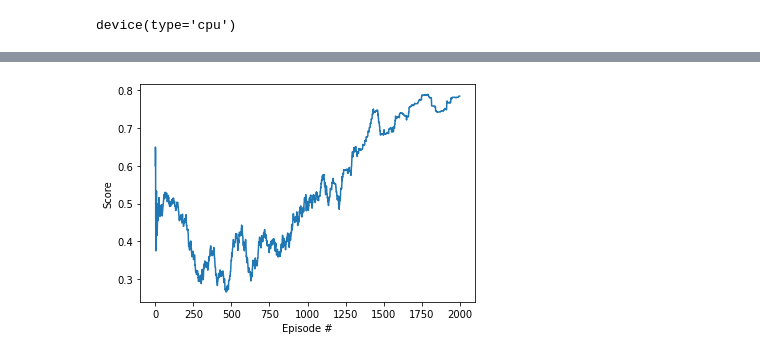
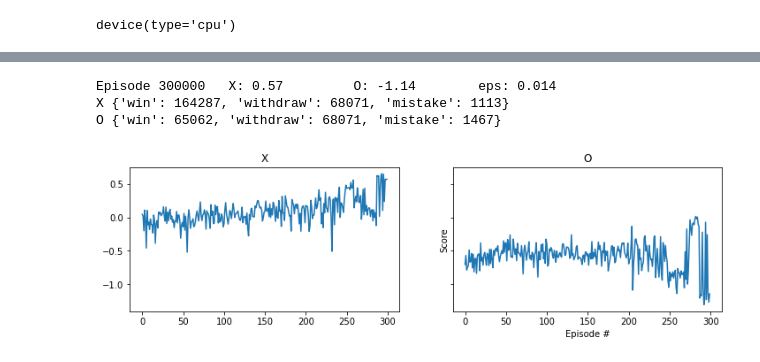
Before and after one commit to rnmourao/drl-tic-tac-toe, a Jupyter notebook: train.ipynb, the cells around one changed output, grey strips where cells are left out. Saved outputs shown, nothing was run; the diff lists cells and outputs as text; code cells hidden in the pictures.

Commit message:
handling more outcomes

```diff
--- a/train.ipynb
+++ b/train.ipynb
@@ -17,6 +17,8 @@ env = TicTacToeEnv()
 # %%
 X = Agent("X", state_size=env.size, action_size=env.size, device=device, seed=2022)
 O = Agent("O", state_size=env.size, action_size=env.size, device=device, seed=2022)
+# %%
+env.add_players([X, O])
 # %%
 """Deep Q-Learning.
 
@@ -27,7 +29,7 @@ Params
     eps_end (float): minimum value of epsilon
     eps_decay (float): multiplicative factor (per episode) for decreasing epsilon
 """
-n_episodes = 2000
+n_episodes = 300000
 eps_start = 1.0
 eps_end = 0.01
 eps_decay = 1 / n_episodes
@@ -95,10 +36,44 @@ Episode 2000    Average Score: 0.79     eps: 0.01000
+# %%
+window = {X: deque([], maxlen=100), O: deque([], maxlen=100)}
+scores = {X: [], O: []}
+eps = eps_start                    # initialize epsilon
+for i_episode in range(1, n_episodes + 1):
+    state = env.reset()
+    it = cycle([X, O])
+    while True:
+        player = next(it)
+        action = player.act(state, eps)
+        outcome, next_state = env.step(player, state, action)
+        if outcome:
+            window[X].append(X.score)
+            window[O].append(O.score)
+            break
+        state = next_state * -1
+
+    eps = max(eps_end, eps - eps_decay)  # decrease epsilon
+
+    if i_episode % 1000 == 0:
+        avg_x = np.mean(window[X])
+        scores[X].append(avg_x)
+        avg_o = np.mean(window[O])
+        scores[O].append(avg_o)
+        print(f"\rEpisode {i_episode}\t X: {avg_x:.2f}\t O: {avg_o:.2f}\t eps: {eps:.2f}", end="")
+print()
+print(X, X.statistics)
+print(O, O.statistics)
+# %% [output]
+Episode 300000   X: 0.57         O: -1.14        eps: 0.014
+X {'win': 164287, 'withdraw': 68071, 'mistake': 1113}
+O {'win': 65062, 'withdraw': 68071, 'mistake': 1467}
 # %%
 # plot the scores
-fig = plt.figure()
-ax = fig.add_subplot(111)
-plt.plot(np.arange(len(scores)), scores)
+f, (ax1, ax2) = plt.subplots(1, 2, sharey=True, figsize=(12,3))
+ax1.plot(np.arange(len(scores[X])), scores[X])
+ax2.plot(np.arange(len(scores[O])), scores[O])
+ax1.set_title("X")
+ax2.set_title("O")
 plt.ylabel('Score')
 plt.xlabel('Episode #')
 plt.show()
 # %% [output]
-[figure, old version]
+[figure, new version]
```
Also changed, not shown: parts of 3 cells of this notebook, 6 other files.
